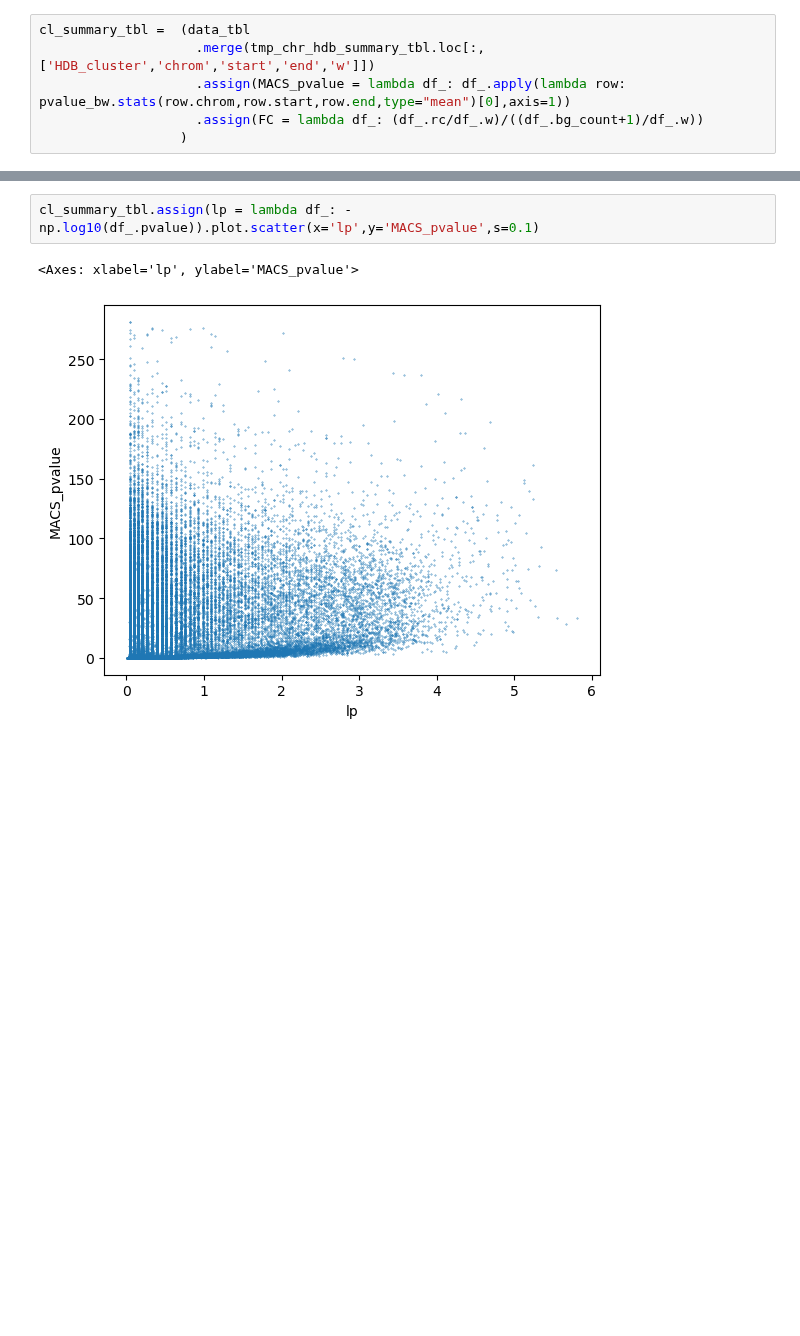
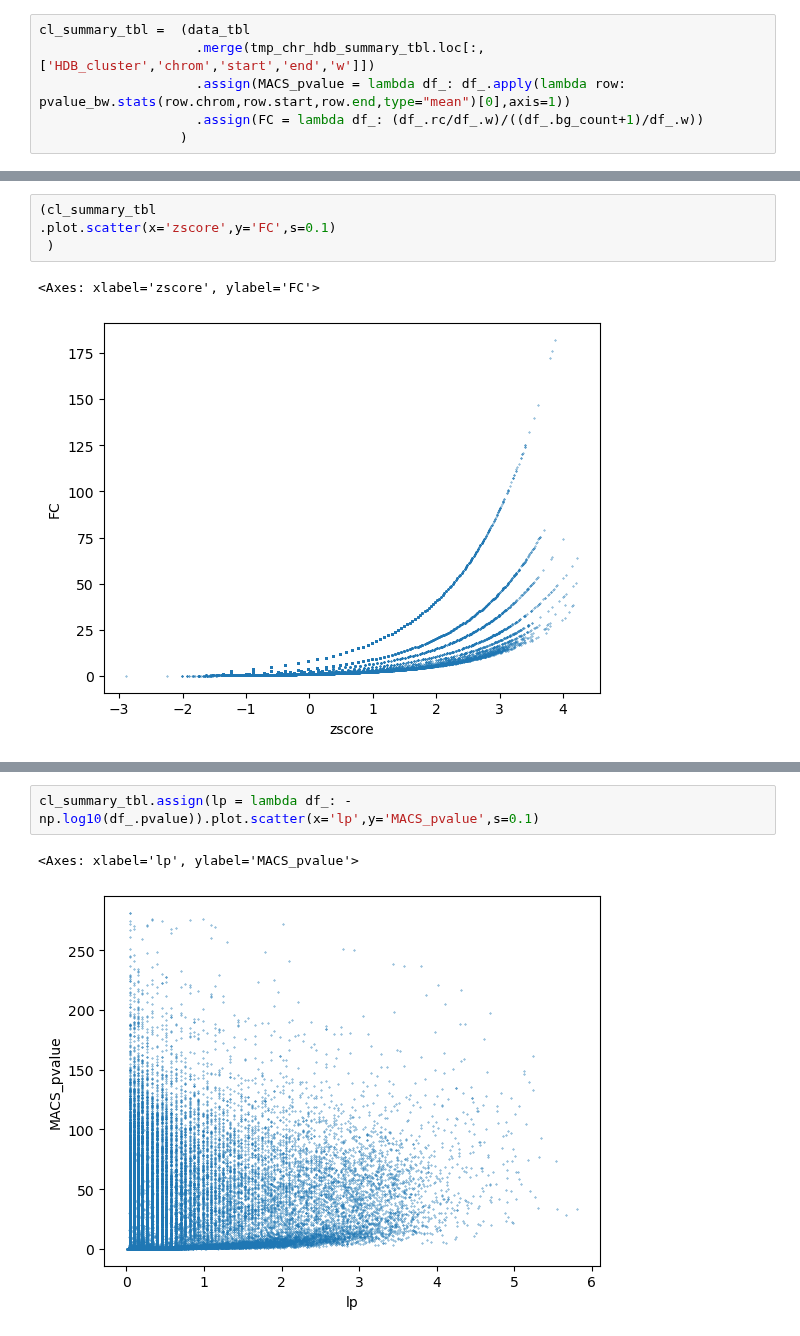
Before and after one commit to princeps091-binf/TFHclust, a Jupyter notebook: scripts/explore_pysam.ipynb, the cells around one changed output, grey strips where cells are left out. Drawn from its saved outputs; the diff is of its cells as text; blank space fills up the shorter version.

```diff
--- a/scripts/explore_pysam.ipynb
+++ b/scripts/explore_pysam.ipynb
@@ -241,0 +188,7 @@ cl_summary_tbl =  (data_tbl
+# %%
+(cl_summary_tbl
+.plot.scatter(x='zscore',y='FC',s=0.1)
+ )
+# %% [output]
+<Axes: xlabel='zscore', ylabel='FC'>
+[figure, added]
```
Also changed, not shown: parts of 26 cells of this notebook, 1 other file.
